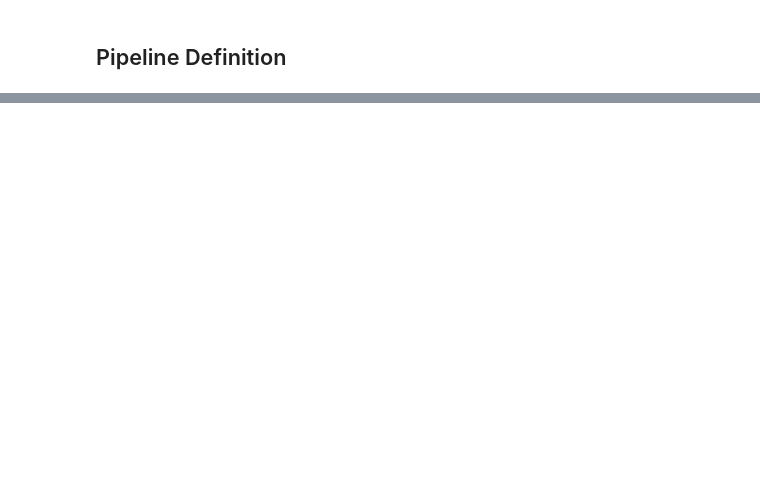
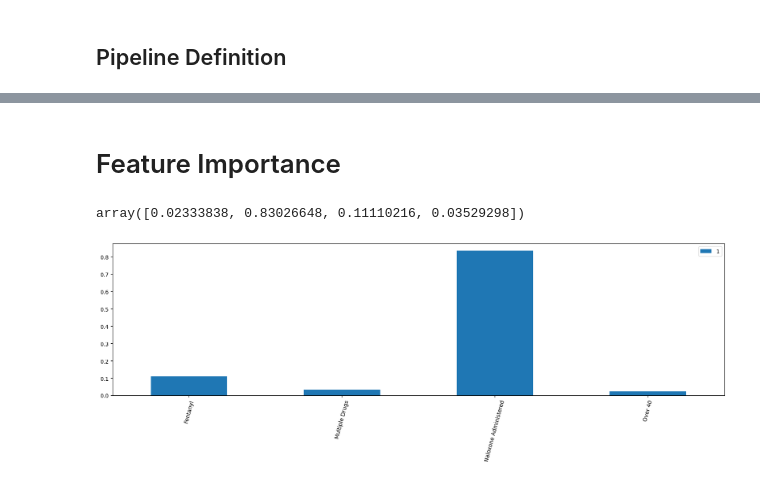
Before and after one commit to Joeyloganpython/Capstone, a Jupyter notebook: ML/Classification_joey_start.ipynb, the cells around one changed output, grey strips where cells are left out. Saved outputs shown, nothing was run; the diff lists cells and outputs as text; code cells hidden in the pictures; blank space fills up the shorter version.

```diff
--- a/ML/Classification_joey_start.ipynb
+++ b/ML/Classification_joey_start.ipynb
@@ -390,0 +152,16 @@ importances.sort_values(by='Gini-importance').plot(kind='bar', rot=75, figsize =
+# %%
+#### Good
+
+# Random Forest
+rf_model =  Pipeline(steps=[
+                      ('randomforest', RandomForestClassifier(n_estimators=1000,
+                                                              class_weight=class_weight_m))])
+
+# Logistic regression
+lr_model = Pipeline(steps=[
+                           ('logisticregression', LogisticRegression(class_weight=class_weight_m))])
+
+# Decision Tree
+dt_model =  Pipeline(steps=[
+                           ('decisiontree',DecisionTreeClassifier(random_state = 42,
+                                                                  class_weight=class_weight_m))])
@@ -390,0 +170,3 @@ importances.sort_values(by='Gini-importance').plot(kind='bar', rot=75, figsize =
+# %%
+# Split data with stratify
+X_train, X_test, y_train, y_test = train_test_split(X, y, stratify=y, random_state=42)
@@ -390,0 +195,3 @@ importances.sort_values(by='Gini-importance').plot(kind='bar', rot=75, figsize =
+# %%
+# Random Forest
+rf_model.fit(X_train,y_train)
@@ -390,0 +498,2 @@ importances.sort_values(by='Gini-importance').plot(kind='bar', rot=75, figsize =
+# %% [markdown]
+# Feature Importance
@@ -390,0 +505,26 @@ importances.sort_values(by='Gini-importance').plot(kind='bar', rot=75, figsize =
+# %%
+def row_to_dict(x,y=None):
+    return X.apply(dict,axis=1)
+
+def plot_importance(X, y, model, rot = 75, figsize = (20,5), kind = "bar"):
+    ft = FunctionTransformer(row_to_dict, validate=False)
+    dv = DictVectorizer()
+
+    pipe = make_pipeline(ft,dv,model)
+    pipe.fit(X,y)
+    feature_importances = zip(dv.feature_names_,model[0].feature_importances_)
+
+    feats = {}
+    for feature, importance in zip(dv.feature_names_,feature_importances):
+        feats[feature] = importance
+
+    importances = pd.DataFrame.from_dict(feats, orient='index').rename(columns={0: 'Gini-importance'})
+    importances.sort_values(by='Gini-importance').plot(kind=kind, rot=rot, figsize = figsize)
+# %%
+rf_model[0].feature_importances_
+# %% [output]
+array([0.02333838, 0.83026648, 0.11110216, 0.03529298])
+# %%
+plot_importance(X, y, rf_model, rot = 75, figsize = (20,5))
+# %% [output]
+[figure, added]
```
Also changed, not shown: parts of 71 cells of this notebook.
